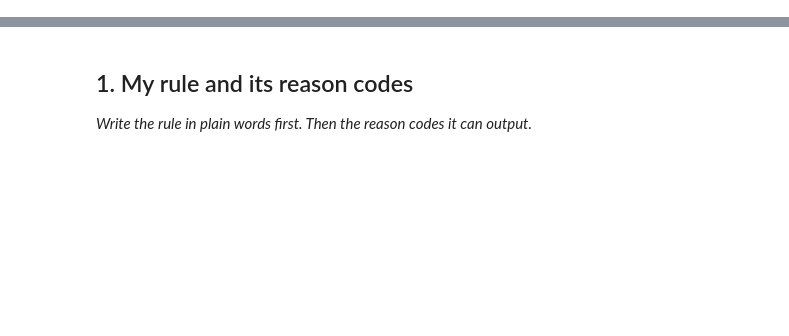
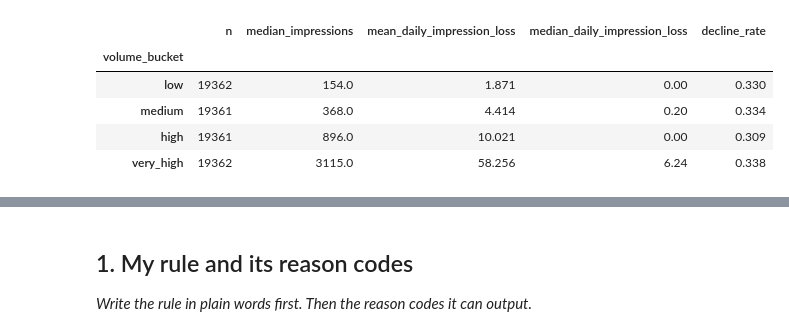
Before and after one commit to khadeja-qureshi/Machine-Learning-Internship, a Jupyter notebook: work/notebooks/w04_baseline_score.ipynb, the cells around one changed output, grey strips where cells are left out. Saved outputs shown, nothing was run; the diff lists cells and outputs as text; code cells hidden in the pictures; blank space fills up the shorter version.

```diff
--- a/work/notebooks/w04_baseline_score.ipynb
+++ b/work/notebooks/w04_baseline_score.ipynb
@@ -8,0 +248,45 @@ This skeleton is yours to fill. Work the sections **in order** — each one has
+# %%
+# SIGNAL CHECK 2 — IMPRESSION VOLUME AND LATER ABSOLUTE LOSS
+# Outcome values are used only to audit the signal, not in the rule.
+
+page_frame["daily_impression_loss"] = (
+    page_frame["avg_daily_impressions_first15"]
+    - page_frame["avg_daily_impressions_outcome"]
+).clip(lower=0)
+
+volume_rank = page_frame["impressions_first15"].rank(
+    method="first"
+)
+
+page_frame["volume_bucket"] = pd.qcut(
+    volume_rank,
+    q=4,
+    labels=[
+        "low",
+        "medium",
+        "high",
+        "very_high",
+    ],
+)
+
+signal_2_table = (
+    page_frame
+    .groupby("volume_bucket", observed=True)
+    .agg(
+        n=("content_hash_id", "size"),
+        median_impressions=("impressions_first15", "median"),
+        mean_daily_impression_loss=("daily_impression_loss", "mean"),
+        median_daily_impression_loss=("daily_impression_loss", "median"),
+        decline_rate=("declined_20pct", "mean"),
+    )
+    .round(3)
+)
+
+display(signal_2_table)
+# %% [output]
+|  | n | median_impressions | mean_daily_impression_loss | median_daily_impression_loss | decline_rate |
+| volume_bucket |  |  |  |  |  |
+| low | 19362 | 154.0 | 1.871 | 0.00 | 0.330 |
+| medium | 19361 | 368.0 | 4.414 | 0.20 | 0.334 |
+| high | 19361 | 896.0 | 10.021 | 0.00 | 0.309 |
+| very_high | 19362 | 3115.0 | 58.256 | 6.24 | 0.338 |
```
Also changed, not shown: parts of 17 cells of this notebook.
